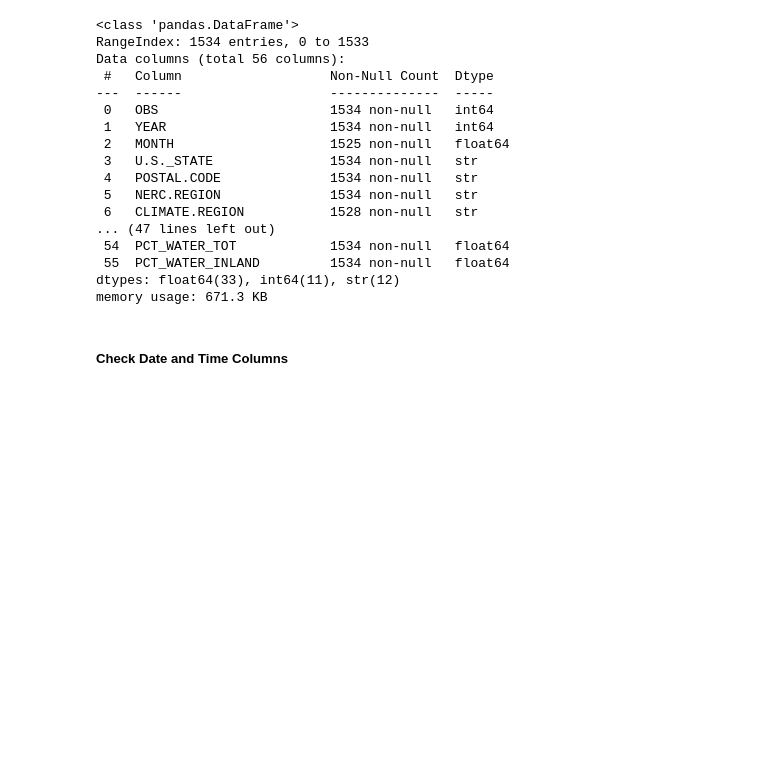
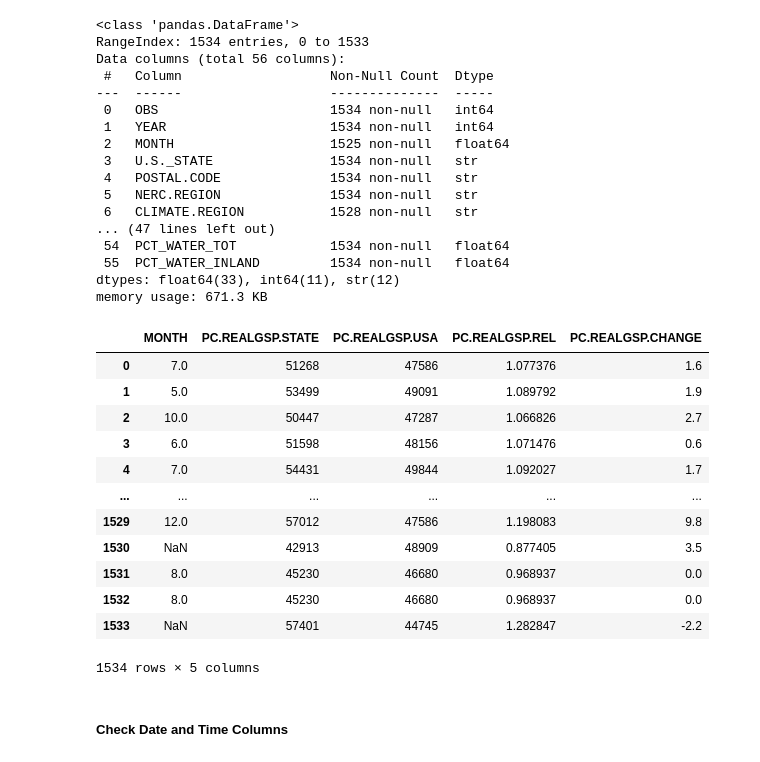
Before and after one commit to scotty-ucsd/dsc259_final_project_rsrogers, a Jupyter notebook: main_notebook_from_template.ipynb, the cells around one changed output. Drawn from its saved outputs; the diff is of its cells as text; code cells hidden in the pictures; blank space fills up the shorter version.

```diff
--- a/main_notebook_from_template.ipynb
+++ b/main_notebook_from_template.ipynb
@@ -91,3 +94,19 @@ memory usage: 671.3 KB
+# %%
+df[['MONTH','PC.REALGSP.STATE','PC.REALGSP.USA','PC.REALGSP.REL','PC.REALGSP.CHANGE']]
+# %% [output]
+|  | MONTH | PC.REALGSP.STATE | PC.REALGSP.USA | PC.REALGSP.REL | PC.REALGSP.CHANGE |
+| 0 | 7.0 | 51268 | 47586 | 1.077376 | 1.6 |
+| 1 | 5.0 | 53499 | 49091 | 1.089792 | 1.9 |
+| 2 | 10.0 | 50447 | 47287 | 1.066826 | 2.7 |
+| 3 | 6.0 | 51598 | 48156 | 1.071476 | 0.6 |
+| 4 | 7.0 | 54431 | 49844 | 1.092027 | 1.7 |
+| ... | ... | ... | ... | ... | ... |
+| 1529 | 12.0 | 57012 | 47586 | 1.198083 | 9.8 |
+| 1530 | NaN | 42913 | 48909 | 0.877405 | 3.5 |
+| 1531 | 8.0 | 45230 | 46680 | 0.968937 | 0.0 |
+| 1532 | 8.0 | 45230 | 46680 | 0.968937 | 0.0 |
+| 1533 | NaN | 57401 | 44745 | 1.282847 | -2.2 |
+1534 rows × 5 columns
 # %% [markdown]
 ##### Check Date and Time Columns
 # %%
```
Also changed, not shown: parts of 8 cells of this notebook, 4 other files.
